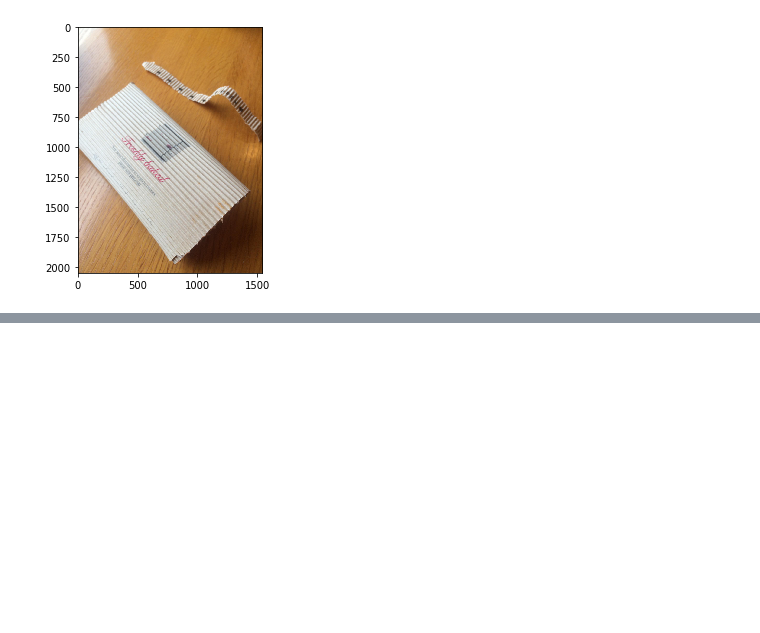
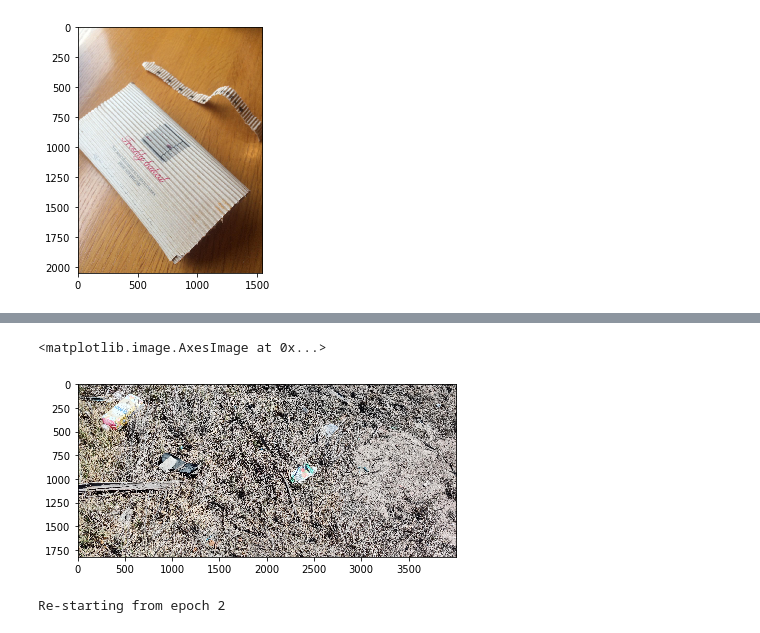
Before and after one commit to gugsrs/trash-detector, a Jupyter notebook: TrashDetector.ipynb, the cells around one changed output, grey strips where cells are left out. Saved outputs shown, nothing was run; the diff lists cells and outputs as text; code cells hidden in the pictures; blank space fills up the shorter version.

```diff
--- a/TrashDetector.ipynb
+++ b/TrashDetector.ipynb
@@ -253,0 +350,12 @@ Make sure to read the detailed log 'report.txt'
+# %%
+image2 = skimage.io.imread('dataset/batch_10/000001.jpg')
+skimage.io.imshow(image2)
+# %% [output]
+<matplotlib.image.AxesImage at 0x...>
+[figure, added]
+# %%
+model = modellib.MaskRCNN(mode="inference", model_dir=MODEL_DIR, config=config)
+weights_path = model.find_last()
+model.load_weights(weights_path, by_name=True)
+# %% [output]
+Re-starting from epoch 2
```
Also changed, not shown: parts of 15 cells of this notebook.
